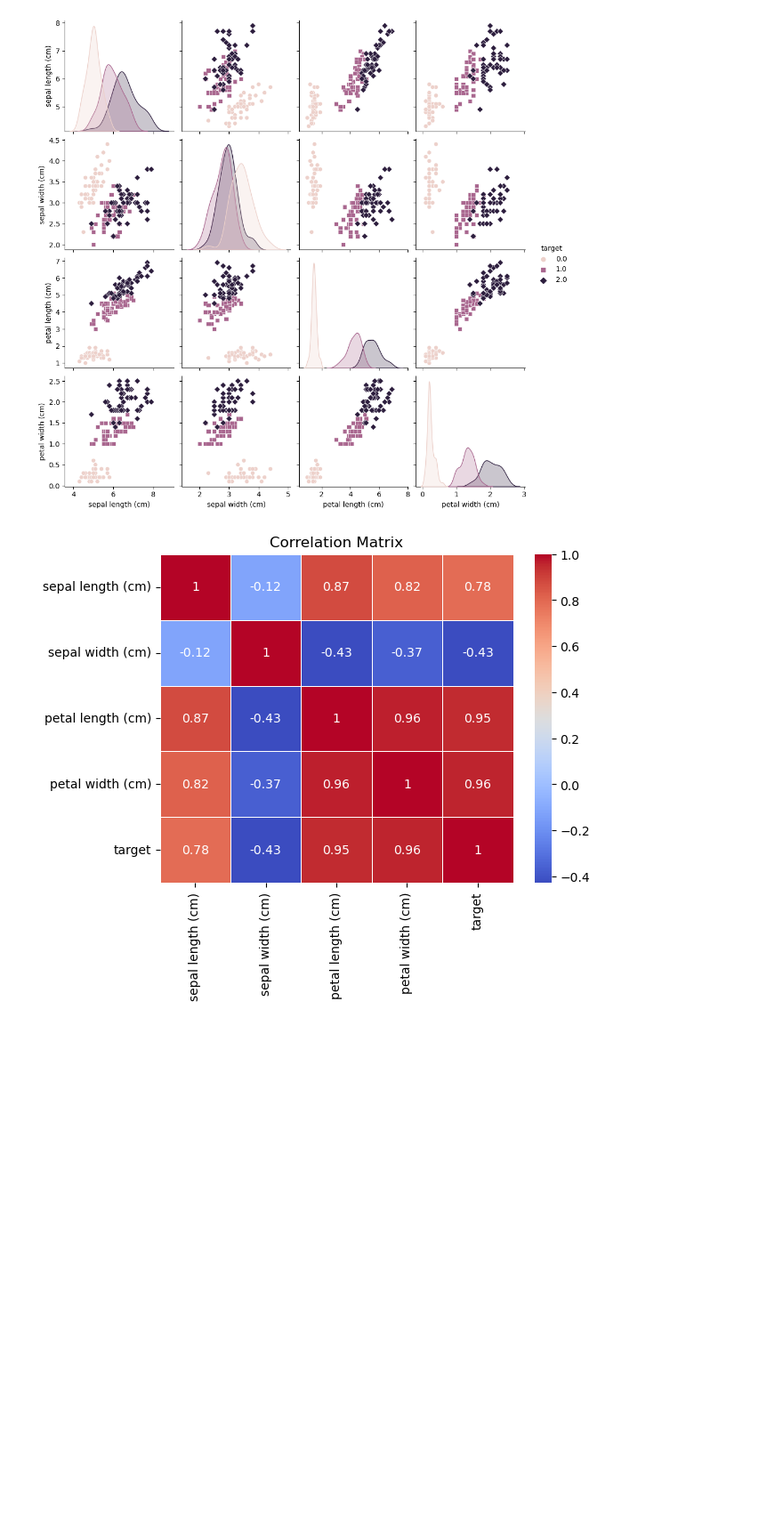
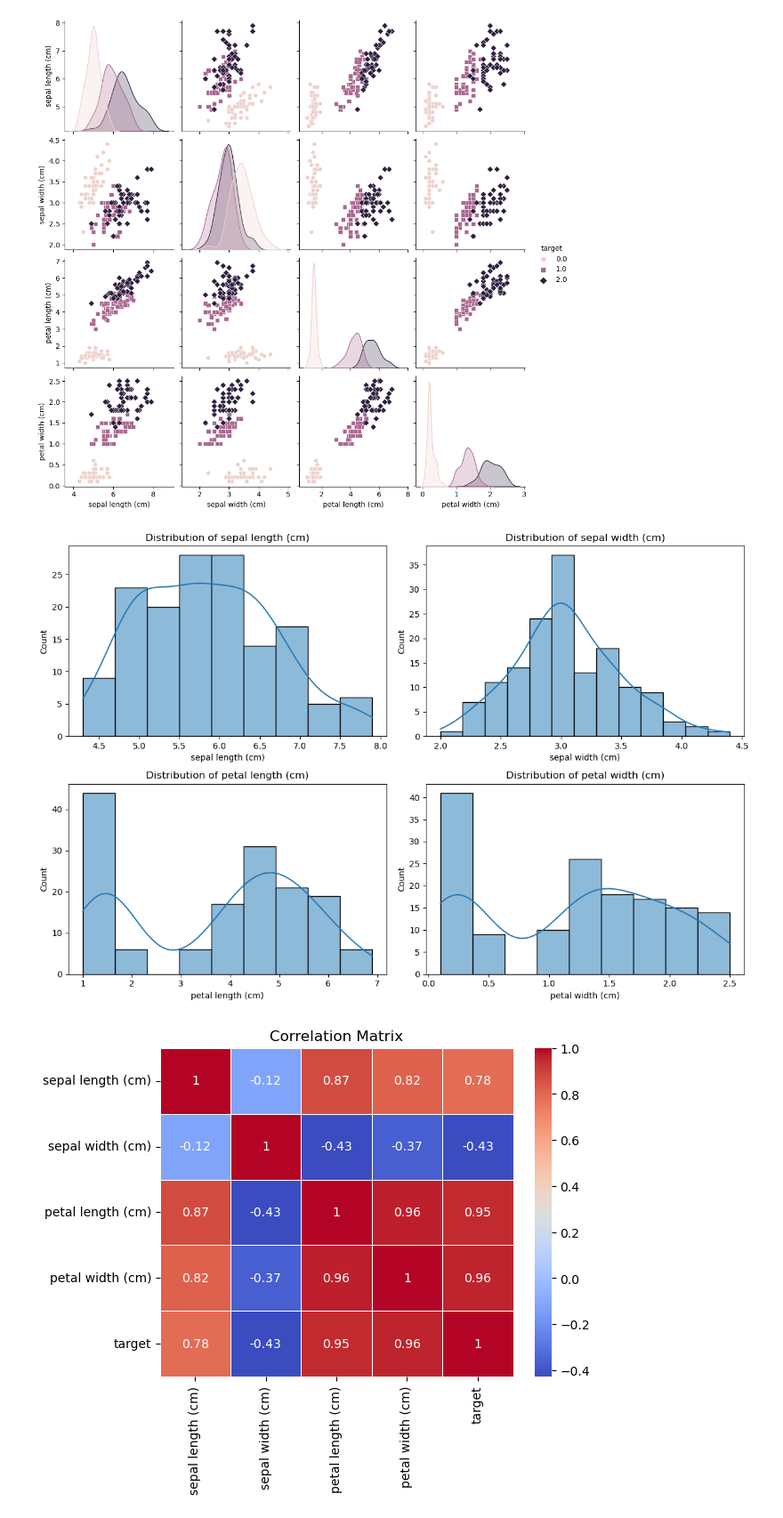
Before and after one commit to mcgarrya28/machinelearning, a Jupyter notebook: project.ipynb, the cells around one changed output. Shown at 89% size. Cells and saved outputs as stored; diff of their text form; code cells hidden in the pictures; blank space fills up the shorter version.

```diff
--- a/project.ipynb
+++ b/project.ipynb
@@ -52,6 +104,17 @@ sns.pairplot(iris_df, hue='target', markers=['o', 's', 'D'])
 plt.show()
 # %% [output]
 [figure]
+# %%
+# Distribution of individual features
+plt.figure(figsize=(12, 8))
+for i, feature in enumerate(iris['feature_names']):
+    plt.subplot(2, 2, i+1)
+    sns.histplot(iris_df[feature], kde=True)
+    plt.title(f'Distribution of {feature}')
+plt.tight_layout()
+plt.show()
+# %% [output]
+[figure, added]
 # %%
 # Correlation matrix
 correlation_matrix = iris_df.corr()
```
Also changed, not shown: parts of 16 cells of this notebook, 1 other file.
